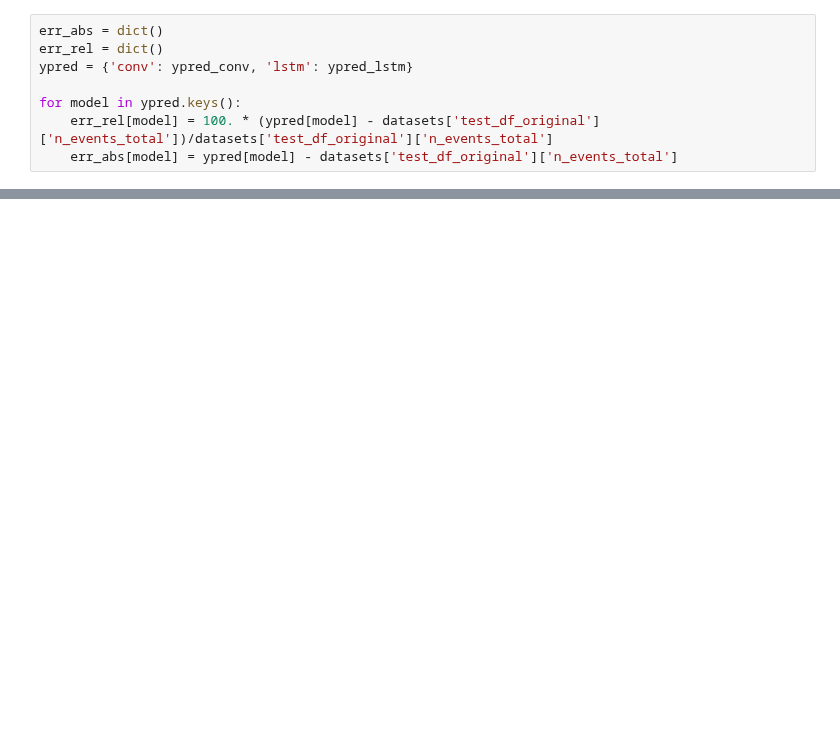
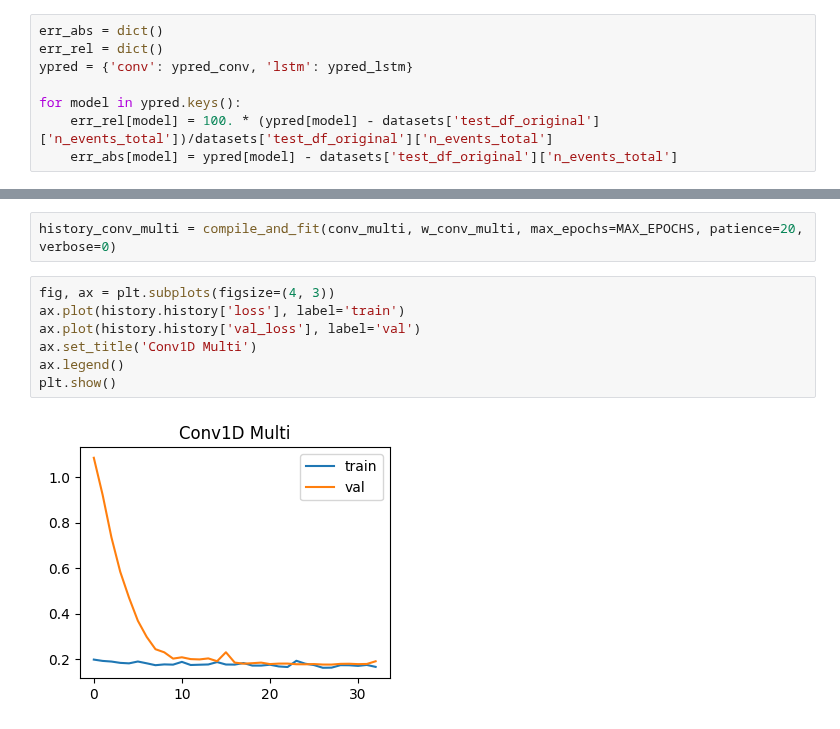
Before and after one commit to robetatis/study_notes_ml, a Jupyter notebook: demand.ipynb, the cells around one changed output, grey strips where cells are left out. Drawn from its saved outputs; the diff is of its cells as text; blank space fills up the shorter version.

```diff
--- a/demand.ipynb
+++ b/demand.ipynb
@@ -306,0 +317,11 @@ print(f'Estimating {conv.count_params():,} parameters on {w_conv.train_df.shape[
+# %%
+history_conv_multi = compile_and_fit(conv_multi, w_conv_multi, max_epochs=MAX_EPOCHS, patience=20, verbose=0)
+# %%
+fig, ax = plt.subplots(figsize=(4, 3))
+ax.plot(history.history['loss'], label='train')
+ax.plot(history.history['val_loss'], label='val')
+ax.set_title('Conv1D Multi')
+ax.legend()
+plt.show()
+# %% [output]
+[figure, added]
```
Also changed, not shown: parts of 20 cells of this notebook, 2 other files.
